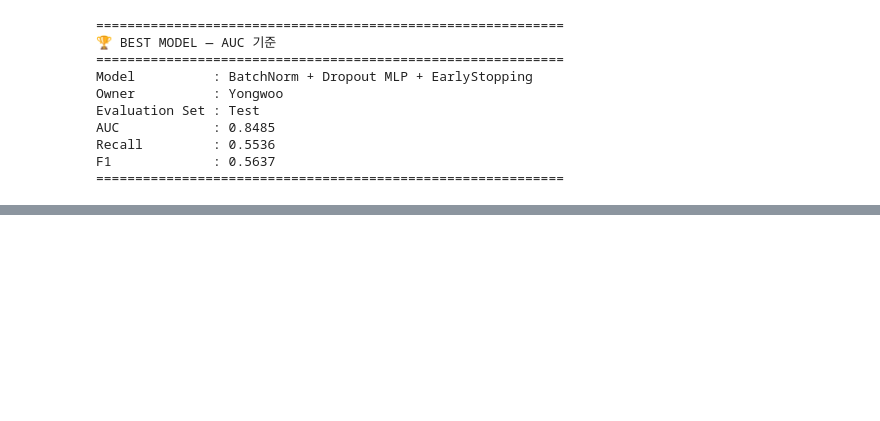
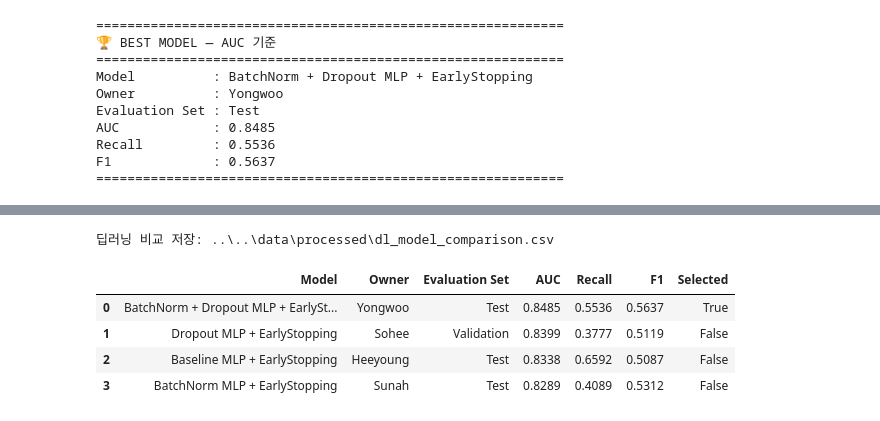
Before and after one commit to SKNETWORKS-FAMILY-AICAMP/SKN36-2nd-1Team, a Jupyter notebook: notebooks/03_deep_learning/05_dl_comparison.ipynb, the cells around one changed output, grey strips where cells are left out. Cells and saved outputs as stored; diff of their text form; code cells hidden in the pictures; blank space fills up the shorter version.

```diff
--- a/notebooks/03_deep_learning/05_dl_comparison.ipynb
+++ b/notebooks/03_deep_learning/05_dl_comparison.ipynb
@@ -3025,0 +2996,60 @@ plt.show()
+# %%
+# ============================================================
+# 딥러닝 모델 비교 결과 저장
+# 위치: 05_dl_comparison.ipynb 맨 아래
+# ============================================================
+
+from pathlib import Path
+
+OUTPUT_DIR = Path(
+    "../../data/processed"
+)
+
+OUTPUT_DIR.mkdir(
+    parents=True,
+    exist_ok=True,
+)
+
+dl_model_comparison = (
+    model_comparison.copy()
+)
+
+dl_model_comparison[
+    "Selected"
+] = (
+    dl_model_comparison[
+        "AUC"
+    ]
+    .eq(
+        dl_model_comparison[
+            "AUC"
+        ].max()
+    )
+)
+
+dl_model_comparison_path = (
+    OUTPUT_DIR
+    / "dl_model_comparison.csv"
+)
+
+dl_model_comparison.to_csv(
+    dl_model_comparison_path,
+    index=False,
+    encoding="utf-8-sig",
+)
+
+print(
+    "딥러닝 비교 저장:",
+    dl_model_comparison_path,
+)
+
+display(
+    dl_model_comparison.round(4)
+)
+# %% [output]
+딥러닝 비교 저장: ..\..\data\processed\dl_model_comparison.csv
+|  | Model | Owner | Evaluation Set | AUC | Recall | F1 | Selected |
+| 0 | BatchNorm + Dropout MLP + EarlySt... | Yongwoo | Test | 0.8485 | 0.5536 | 0.5637 | True |
+| 1 | Dropout MLP + EarlyStopping | Sohee | Validation | 0.8399 | 0.3777 | 0.5119 | False |
+| 2 | Baseline MLP + EarlyStopping | Heeyoung | Test | 0.8338 | 0.6592 | 0.5087 | False |
+| 3 | BatchNorm MLP + EarlyStopping | Sunah | Test | 0.8289 | 0.4089 | 0.5312 | False |
```
Also changed, not shown: parts of 21 cells of this notebook, 8 other files.
